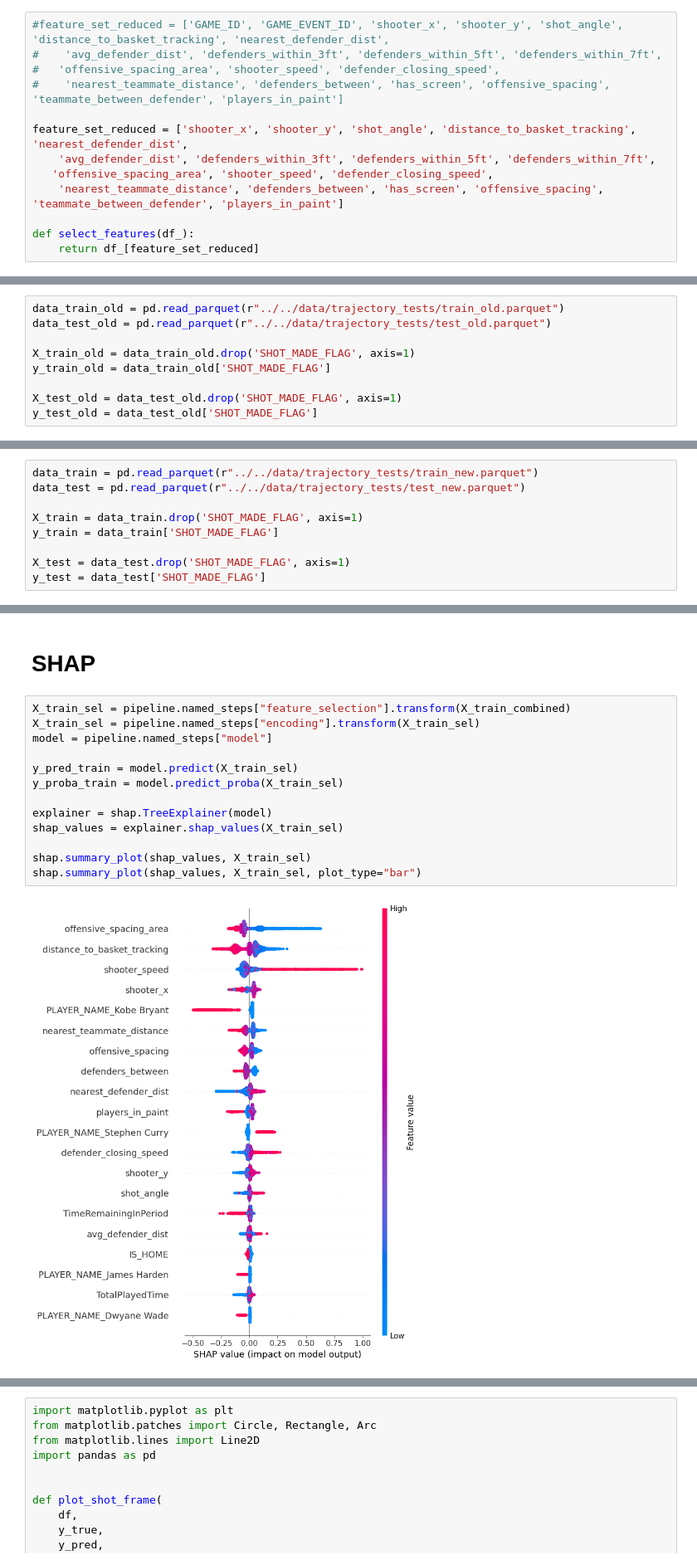
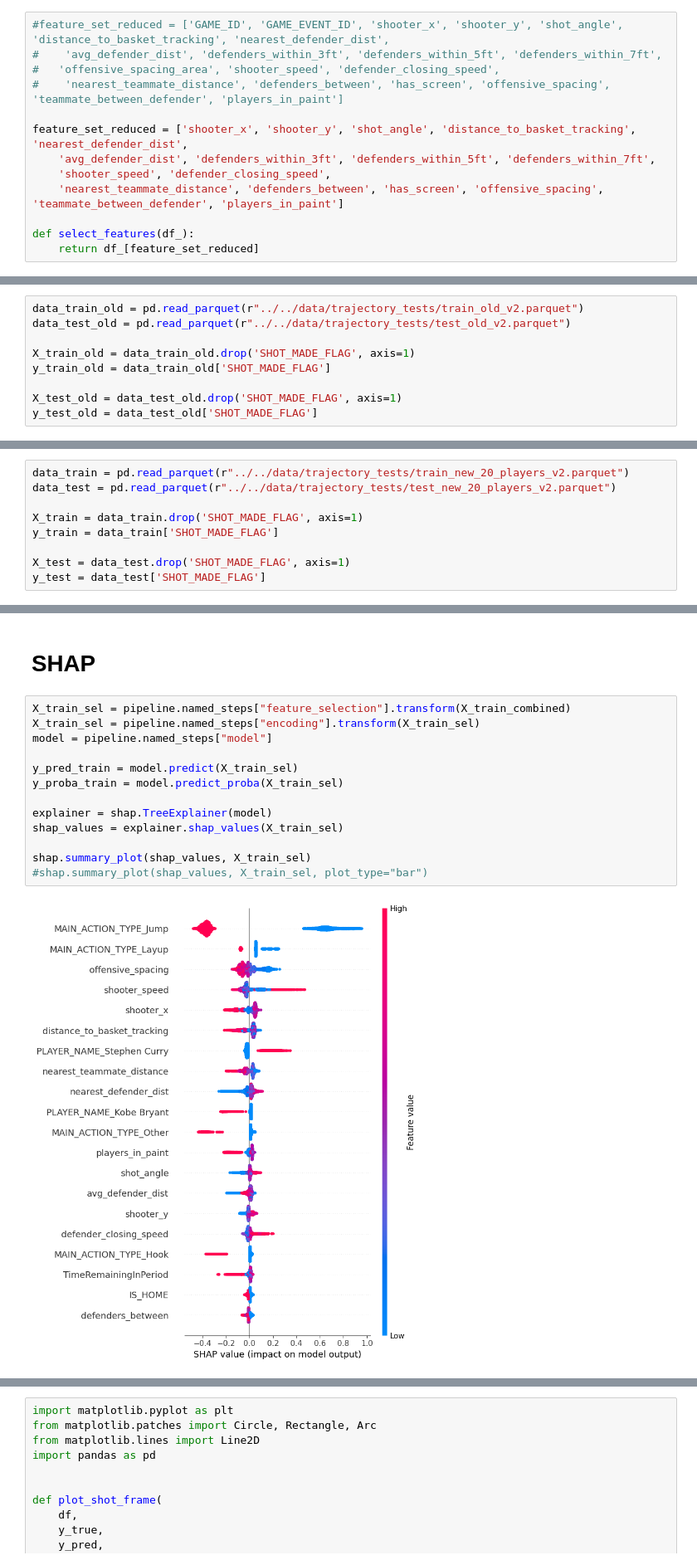
Before and after one commit to ds-training-nba/nba_shot_predictions, a Jupyter notebook: notebooks/trajectory_tests/train_model.ipynb, the cells around one changed output, grey strips where cells are left out. Shown at 83% size. Cells and saved outputs as stored; diff of their text form.

```diff
--- a/notebooks/trajectory_tests/train_model.ipynb
+++ b/notebooks/trajectory_tests/train_model.ipynb
@@ -56,7 +56,7 @@ y_test = data_test['SHOT_MADE_FLAG']
 
 feature_set_reduced = ['shooter_x', 'shooter_y', 'shot_angle', 'distance_to_basket_tracking', 'nearest_defender_dist',
     'avg_defender_dist', 'defenders_within_3ft', 'defenders_within_5ft', 'defenders_within_7ft',
-   'offensive_spacing_area', 'shooter_speed', 'defender_closing_speed',
+    'shooter_speed', 'defender_closing_speed',
     'nearest_teammate_distance', 'defenders_between', 'has_screen', 'offensive_spacing', 'teammate_between_defender', 'players_in_paint']
 
 def select_features(df_):
@@ -386,8 +390,8 @@ weighted avg       0.57      0.57      0.56      1640
 # %% [markdown]
 # Old model
 # %%
-data_train_old = pd.read_parquet(r"../../data/trajectory_tests/train_old.parquet")
-data_test_old = pd.read_parquet(r"../../data/trajectory_tests/test_old.parquet")
+data_train_old = pd.read_parquet(r"../../data/trajectory_tests/train_old_v2.parquet")
+data_test_old = pd.read_parquet(r"../../data/trajectory_tests/test_old_v2.parquet")
 
 X_train_old = data_train_old.drop('SHOT_MADE_FLAG', axis=1)
 y_train_old = data_train_old['SHOT_MADE_FLAG']
@@ -659,8 +664,8 @@ accuracy = 0.615
 # %% [markdown]
 # Combined
 # %%
-data_train = pd.read_parquet(r"../../data/trajectory_tests/train_new.parquet")
-data_test = pd.read_parquet(r"../../data/trajectory_tests/test_new.parquet")
+data_train = pd.read_parquet(r"../../data/trajectory_tests/train_new_20_players_v2.parquet")
+data_test = pd.read_parquet(r"../../data/trajectory_tests/test_new_20_players_v2.parquet")
 
 X_train = data_train.drop('SHOT_MADE_FLAG', axis=1)
 y_train = data_train['SHOT_MADE_FLAG']
@@ -922,15 +918,15 @@ accuracy = 0.487
 # %%
 X_train_sel = pipeline.named_steps["feature_selection"].transform(X_train_combined)
 X_train_sel = pipeline.named_steps["encoding"].transform(X_train_sel)
 model = pipeline.named_steps["model"]
 
 y_pred_train = model.predict(X_train_sel)
 y_proba_train = model.predict_proba(X_train_sel)
 
 explainer = shap.TreeExplainer(model)
 shap_values = explainer.shap_values(X_train_sel)
 
 shap.summary_plot(shap_values, X_train_sel)
-shap.summary_plot(shap_values, X_train_sel, plot_type="bar")
+#shap.summary_plot(shap_values, X_train_sel, plot_type="bar")
 # %% [output]
-[figure, old version]
+[figure, new version]
```
Also changed, not shown: parts of 15 cells of this notebook.
